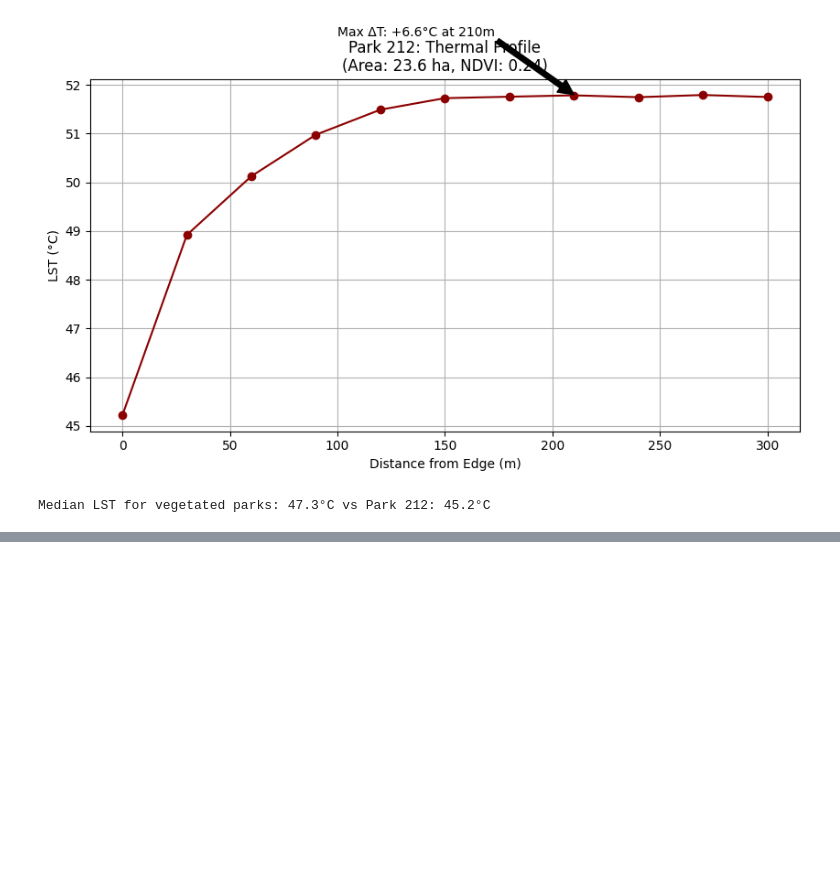
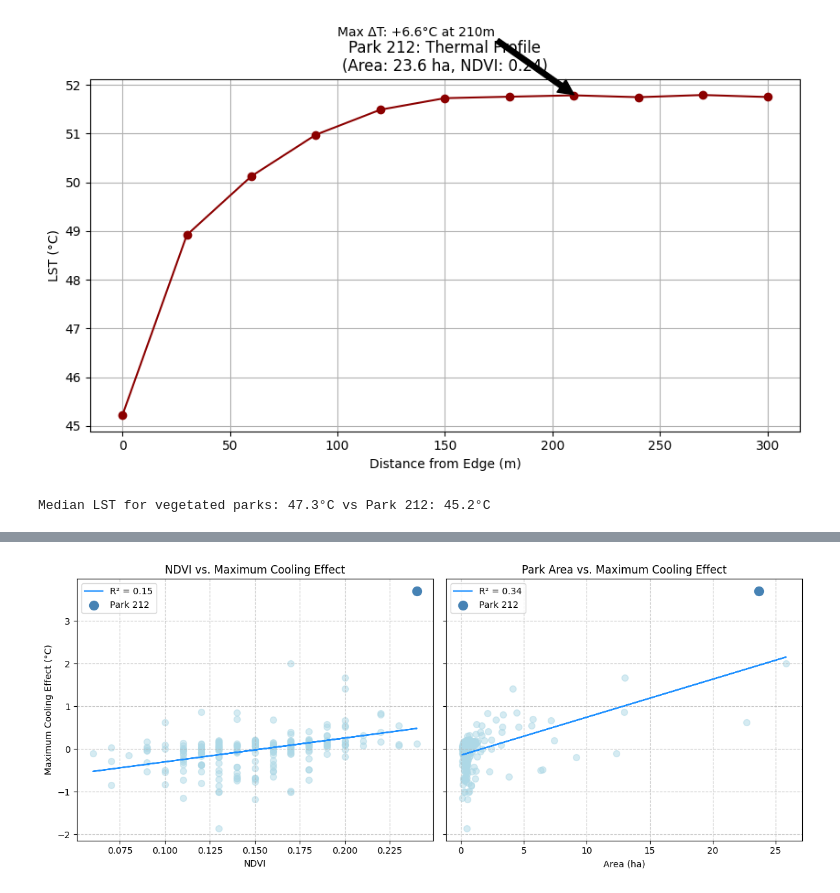
Before and after one commit to NourahAlhosain/CASA-Disso-25, a Jupyter notebook: 05_CoolingImpactCalculations_300m_Overlap.ipynb, the cells around one changed output, grey strips where cells are left out. Drawn from its saved outputs; the diff is of its cells as text; code cells hidden in the pictures; blank space fills up the shorter version.

```diff
--- a/05_CoolingImpactCalculations_300m_Overlap.ipynb
+++ b/05_CoolingImpactCalculations_300m_Overlap.ipynb
@@ -409,0 +428,19 @@ Median LST for vegetated parks: 47.3°C vs Park 212: 45.2°C
+# %%
+parks_gdf['max_cooling'] = parks_gdf[[f'cooling_diff_{d}m' for d in range(30, 301, 30)]].min(axis=1)
+
+# Fix cooling_radius calculation
+parks_gdf['cooling_radius'] = (
+    parks_gdf[[f'cooling_diff_{d}m' for d in range(30, 301, 30)]]
+    .idxmin(axis=1)
+    .str.extract(r'(\d+)')  # Extract numeric part
+    .iloc[:, 0]  # Ensure single column extraction
+    .str.strip('m')  # Remove any stray 'm' characters
+    .astype(float)  # Convert to float first to handle NaN
+    .fillna(0)  # Replace NaN with 0
+    .astype(int)  # Convert to int
+)
+
+# Verify results, focusing on Park 212
+park_212 = parks_gdf[parks_gdf['park_id'] == 212].iloc[0]
+print(f"Park 212: lst_park = {park_212['lst_park']:.1f}°C, max_cooling = {park_212['max_cooling']:.2f}°C, cooling_radius = {park_212['cooling_radius']}m")
+print(parks_gdf[['park_id', 'lst_park', 'max_cooling', 'cooling_radius']].head())
@@ -409,0 +455,37 @@ Median LST for vegetated parks: 47.3°C vs Park 212: 45.2°C
+# %%
+import matplotlib.pyplot as plt
+import numpy as np
+from scipy.stats import linregress
+
+# Scatter plot for max_cooling vs. NDVI and area
+fig, (ax1, ax2) = plt.subplots(1, 2, figsize=(12, 5), sharey=True)
+
+# NDVI vs. max_cooling
+slope_ndvi, intercept_ndvi, r_value_ndvi, p_value_ndvi, _ = linregress(parks_gdf['ndvi_mean'], parks_gdf['max_cooling'])
+line_ndvi = slope_ndvi * parks_gdf['ndvi_mean'] + intercept_ndvi
+ax1.scatter(parks_gdf['ndvi_mean'], parks_gdf['max_cooling'], color='#ADD8E6', alpha=0.5, s=50)
+ax1.plot(parks_gdf['ndvi_mean'], line_ndvi, color='#1E90FF', label=f'R² = {r_value_ndvi**2:.2f}')
+park_212_ndvi = parks_gdf[parks_gdf['park_id'] == 212]['ndvi_mean'].iloc[0]
+park_212_cooling = parks_gdf[parks_gdf['park_id'] == 212]['max_cooling'].iloc[0]
+ax1.scatter(park_212_ndvi, park_212_cooling, color='#4682B4', s=100, label='Park 212')
+ax1.set_title('NDVI vs. Maximum Cooling Effect', fontsize=12)
+ax1.set_xlabel('NDVI', fontsize=10)
+ax1.set_ylabel('Maximum Cooling Effect (°C)', fontsize=10)
+ax1.grid(linestyle='--', alpha=0.7)
+ax1.legend()
+
+# Area vs. max_cooling
+slope_area, intercept_area, r_value_area, p_value_area, _ = linregress(parks_gdf['area_m2'], parks_gdf['max_cooling'])
+line_area = slope_area * parks_gdf['area_m2'] + intercept_area
+ax2.scatter(parks_gdf['area_m2']/10000, parks_gdf['max_cooling'], color='#ADD8E6', alpha=0.5, s=50)
+ax2.plot(parks_gdf['area_m2']/10000, line_area, color='#1E90FF', label=f'R² = {r_value_area**2:.2f}')
+park_212_area = parks_gdf[parks_gdf['park_id'] == 212]['area_m2'].iloc[0]/10000
+ax2.scatter(park_212_area, park_212_cooling, color='#4682B4', s=100, label='Park 212')
+ax2.set_title('Park Area vs. Maximum Cooling Effect', fontsize=12)
+ax2.set_xlabel('Area (ha)', fontsize=10)
+ax2.grid(linestyle='--', alpha=0.7)
+ax2.legend()
+plt.tight_layout()
+plt.show()
+# %% [output]
+[figure, added]
```
Also changed, not shown: parts of 9 cells of this notebook, 4 other files.
